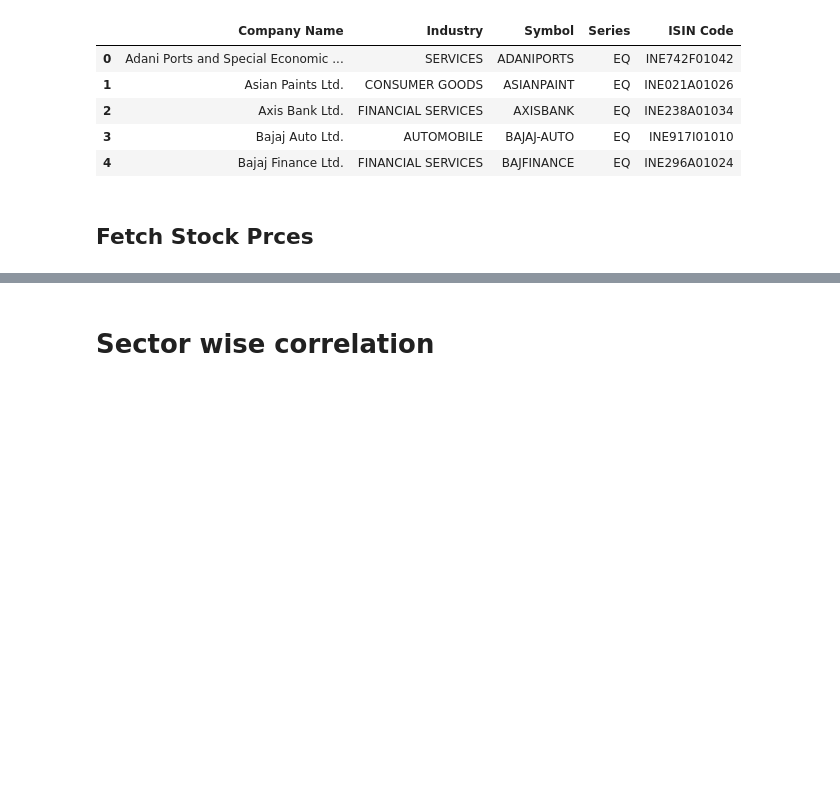
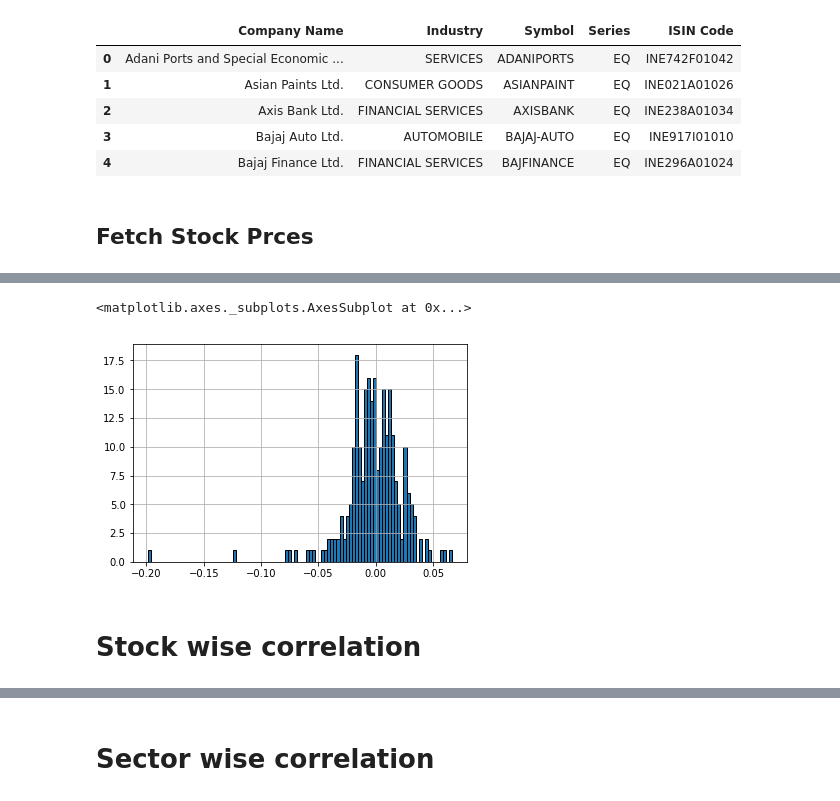
Before and after one commit to magnacore/NIFTY50-52-week-Correlation-Analysis, a Jupyter notebook: NIFTY50 Correlation 52 week/NIFTY50 Correlation Matrix.ipynb, the cells around one changed output, grey strips where cells are left out. Saved outputs shown, nothing was run; the diff lists cells and outputs as text; code cells hidden in the pictures; blank space fills up the shorter version.

```diff
--- a/NIFTY50 Correlation 52 week/NIFTY50 Correlation Matrix.ipynb
+++ b/NIFTY50 Correlation 52 week/NIFTY50 Correlation Matrix.ipynb
@@ -149,3 +169,10 @@ daily_percent_change.head()
+# %%
+daily_percent_change['BPCL'].hist(bins=100)
+# %% [output]
+<matplotlib.axes._subplots.AxesSubplot at 0x...>
+[figure, added]
+# %% [markdown]
+# Stock wise correlation
 # %%
 fig, ax = plt.subplots(figsize=(50,40)) # figsize in inches
 
```
Also changed, not shown: parts of 10 cells of this notebook, 1 other file.
